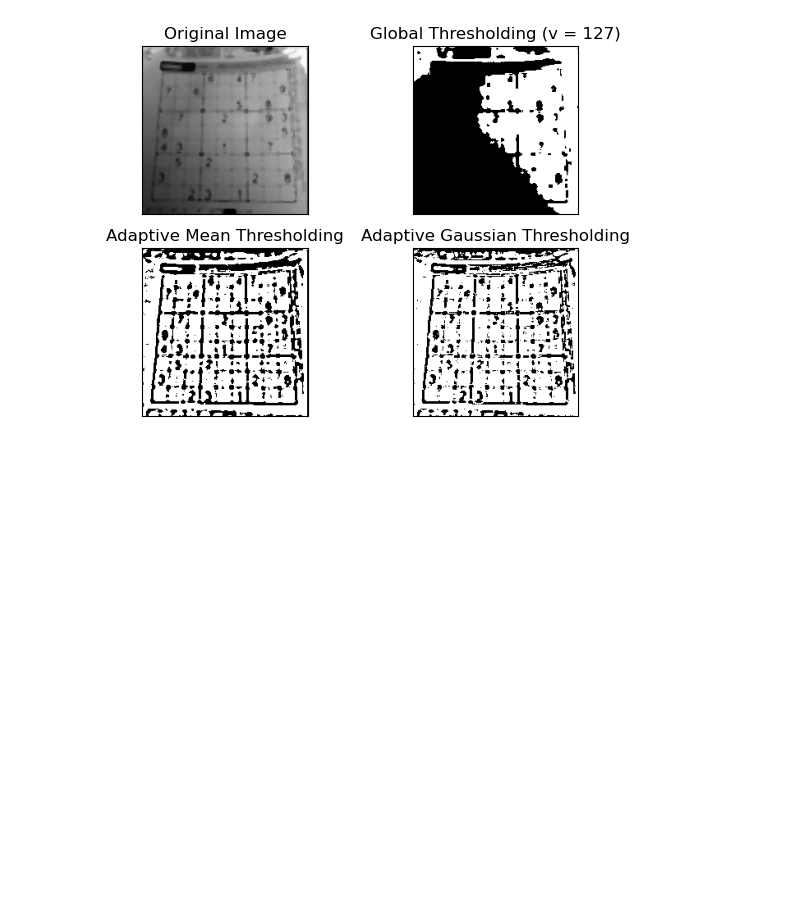
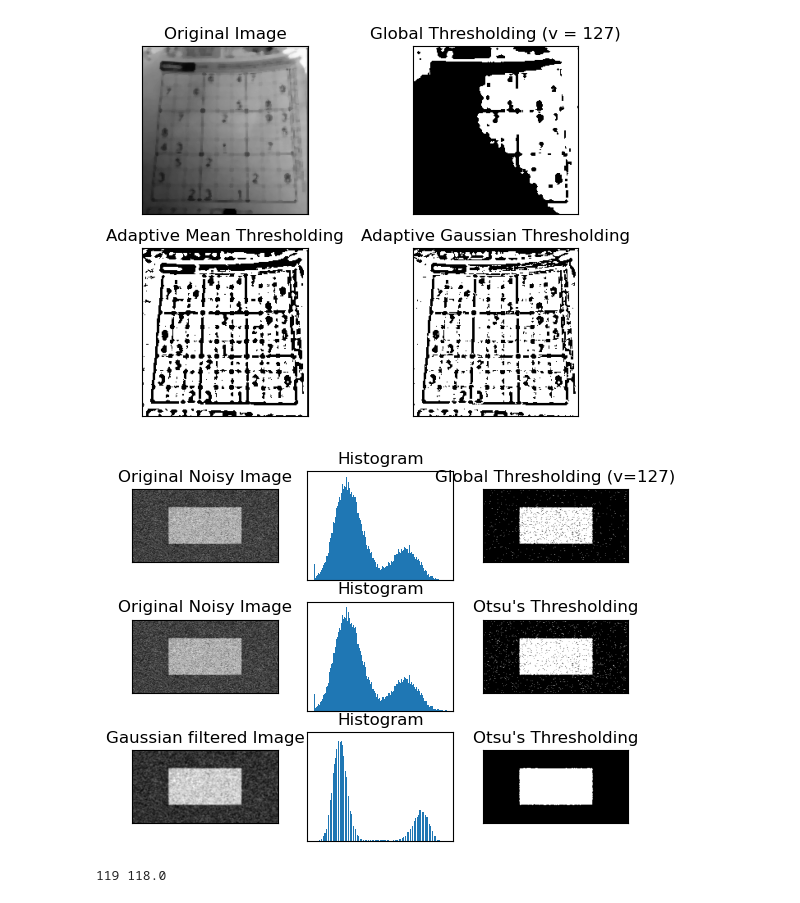
Before and after one commit to Kimgwangmin02/IP2024, a Jupyter notebook: chap142.ipynb, the cells around one changed output. Drawn from its saved outputs; the diff is of its cells as text; code cells hidden in the pictures; blank space fills up the shorter version.

```diff
--- a/chap142.ipynb
+++ b/chap142.ipynb
@@ -38,3 +38,59 @@ for i in range(4):
 plt.show()
 # %% [output]
 [figure]
+# %%
+import cv2
+import numpy as np
+from matplotlib import pyplot as plt
+img = cv2.imread('noisy2.png',0)
+# global thresholding
+ret1,th1 = cv2.threshold(img,127,255,cv2.THRESH_BINARY)
+# Otsu's thresholding
+ret2,th2 = cv2.threshold(img,0,255,cv2.THRESH_BINARY+cv2.THRESH_OTSU)
+# Otsu's thresholding after Gaussian filtering
+blur = cv2.GaussianBlur(img,(5,5),0)
+ret3,th3 = cv2.threshold(blur,0,255,cv2.THRESH_BINARY+cv2.THRESH_OTSU)
+# plot all the images and their histograms
+images = [img, 0, th1,
+img, 0, th2,
+blur, 0, th3]
+titles = ['Original Noisy Image','Histogram','Global Thresholding (v=127)',
+'Original Noisy Image','Histogram',"Otsu's Thresholding",
+'Gaussian filtered Image','Histogram',"Otsu's Thresholding"]
+for i in range(3):
+    plt.subplot(3,3,i*3+1),plt.imshow(images[i*3],'gray')
+    plt.title(titles[i*3]), plt.xticks([]), plt.yticks([])
+    plt.subplot(3,3,i*3+2),plt.hist(images[i*3].ravel(),256)
+    plt.title(titles[i*3+1]), plt.xticks([]), plt.yticks([])
+    plt.subplot(3,3,i*3+3),plt.imshow(images[i*3+2],'gray')
+    plt.title(titles[i*3+2]), plt.xticks([]), plt.yticks([])
+plt.show()
+# %% [output]
+[figure, added]
+# %%
+img = cv2.imread('noisy2.png',0)
+blur = cv2.GaussianBlur(img,(5,5),0)
+# find normalized_histogram, and its cumulative distribution function
+hist = cv2.calcHist([blur],[0],None,[256],[0,256])
+hist_norm = hist.ravel()/hist.max()
+Q = hist_norm.cumsum()
+bins = np.arange(256)
+fn_min = np.inf
+thresh = -1
+for i in range(1,256):
+    p1,p2 = np.hsplit(hist_norm,[i]) # probabilities
+    q1,q2 = Q[i],Q[255]-Q[i] # cum sum of classes
+    b1,b2 = np.hsplit(bins,[i]) # weights
+    # finding means and variances
+    m1,m2 = np.sum(p1*b1)/q1, np.sum(p2*b2)/q2
+    v1,v2 = np.sum(((b1-m1)**2)*p1)/q1,np.sum(((b2-m2)**2)*p2)/q2
+    # calculates the minimization function
+    fn = v1*q1 + v2*q2
+    if fn < fn_min:
+        fn_min = fn
+        thresh = i
+# find otsu's threshold value with OpenCV function
+ret, otsu = cv2.threshold(blur,0,255,cv2.THRESH_BINARY+cv2.THRESH_OTSU)
+print (thresh,ret)
+# %% [output]
+119 118.0
```
